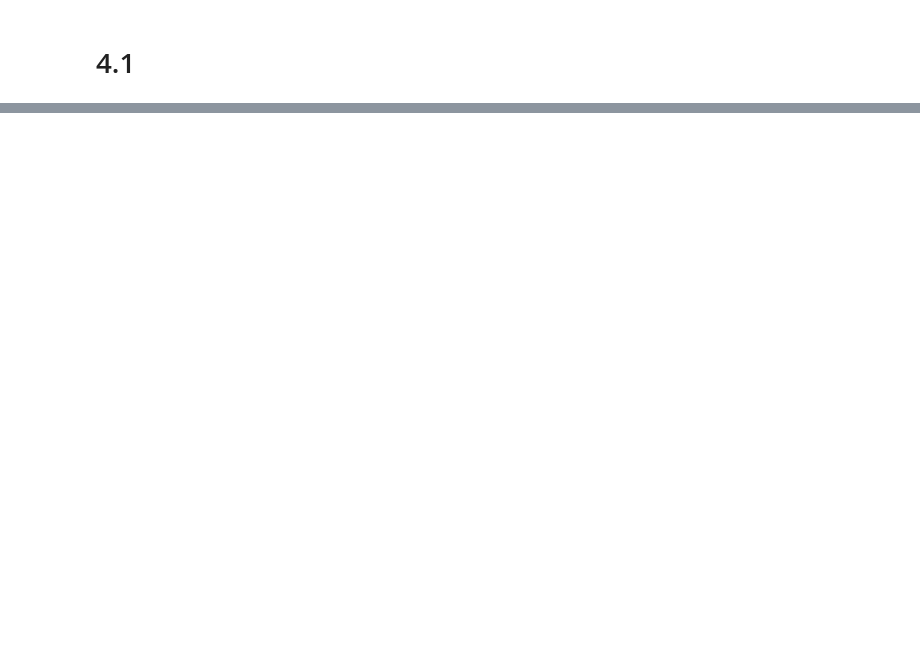
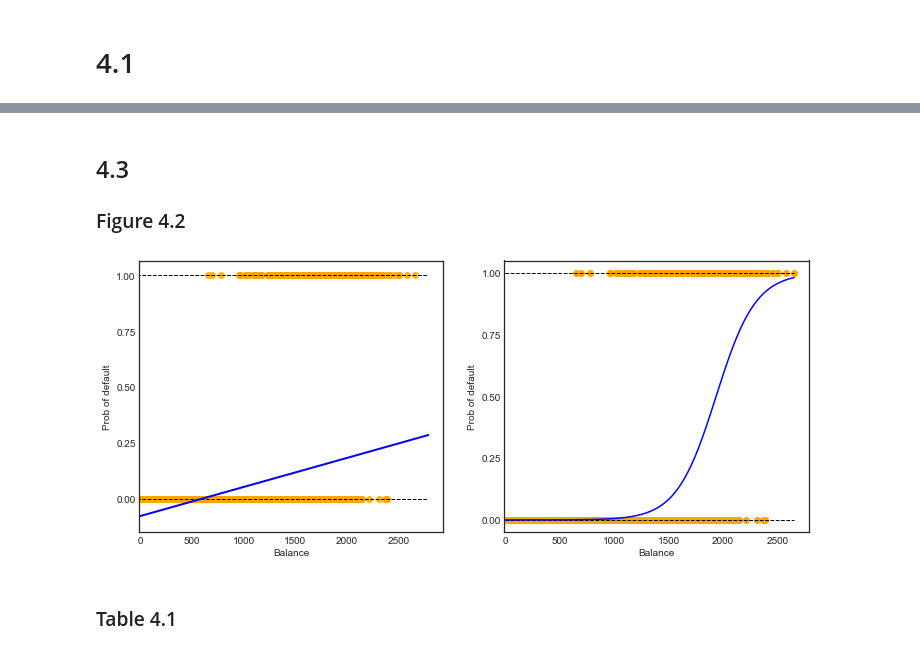
Before and after one commit to anhnguyendepocen/Introduction-to-Statistical-Learning-Python, a Jupyter notebook: ISLR CH4.ipynb, the cells around one changed output, grey strips where cells are left out. Drawn from its saved outputs; the diff is of its cells as text; code cells hidden in the pictures; blank space fills up the shorter version.

```diff
--- a/ISLR CH4.ipynb
+++ b/ISLR CH4.ipynb
@@ -60,0 +61,35 @@ gs.tight_layout(plt.gcf())
+# %% [markdown]
+## 4.3
+### Figure 4.2
+# %%
+x_train = df.balance.values.reshape(-1,1)
+y = df.default2
+
+x_test = np.arange(df.balance.min(), df.balance.max()).reshape(-1,1)
+clf = skl_lm.LogisticRegression(solver='newton-cg')
+clf.fit(x_train,y)
+prob=clf.predict_proba(x_test)
+
+fig, (axis1, axis2) = plt.subplots(1,2, figsize=(12,5))
+
+#Left
+sns.regplot(df.balance, df.default2, order=1, ci=None,
+           scatter_kws={'color':'Orange'},
+           line_kws={'color':'Blue', 'lw':2}, ax=axis1)
+#Right
+axis2.scatter(x_train, y, color='orange')
+axis2.plot(x_test, prob[:,1], color='blue')
+
+for ax in fig.axes:
+    ax.hlines(1, xmin=ax.xaxis.get_data_interval()[0],
+             xmax=ax.xaxis.get_data_interval()[1], linestyles='dashed', lw=1)
+    ax.hlines(0, xmin=ax.xaxis.get_data_interval()[0],
+             xmax=ax.xaxis.get_data_interval()[1], linestyles='dashed', lw=1)
+    ax.set_ylabel('Prob of default')
+    ax.set_xlabel('Balance')
+    ax.set_yticks([0.00, 0.25, 0.50, 0.75, 1.00])
+    ax.set_xlim(left=-10)
+# %% [output]
+[figure, added]
+# %% [markdown]
+### Table 4.1
```
Also changed, not shown: parts of 7 cells of this notebook.
